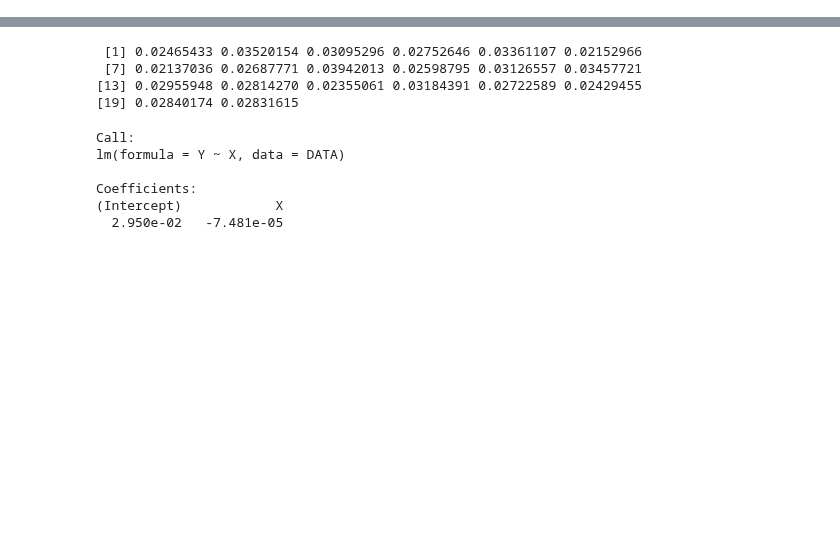
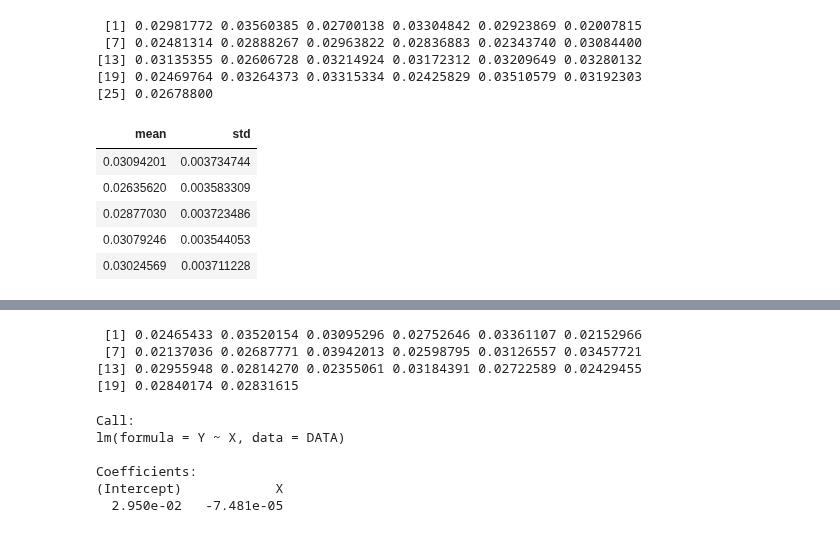
Before and after one commit to BFSteam/memory, a Jupyter notebook: jup/R/R_fit_clustering.ipynb, the cells around one changed output, grey strips where cells are left out. Drawn from its saved outputs; the diff is of its cells as text; code cells hidden in the pictures; blank space fills up the shorter version.

Commit message:
clustering, diameter

```diff
--- a/jup/R/R_fit_clustering.ipynb
+++ b/jup/R/R_fit_clustering.ipynb
@@ -33,0 +6,46 @@ c20<- read.csv(file="../../log/clustering2018_08_03_18_44_56.csv", skip=12, head
+# %%
+out <- matrix(ncol=2, nrow=5)
+
+vector_var <- double(0)
+vector_mean <- double(0)
+list_dir = list.dirs(path = "../../log/clustering_diameter", full.names = TRUE, recursive = FALSE)
+
+for (dir in list_dir){
+    list_files = (list.files(path = dir, pattern = NULL, all.files = FALSE,
+           full.names = TRUE, recursive = FALSE,
+           ignore.case = FALSE, include.dirs = FALSE, no.. = FALSE)
+    )
+    for (file in list_files){
+        if (grepl("clustering2018", file)){
+            c1 <- read.csv(file=file, skip=12, header=TRUE, sep=",")
+            #print(c)
+            vector_var <- c(vector_std, var(c1[,c(2)]))
+            vector_mean <- c(vector_mean, mean( c1[,c(2)] ) )
+        }
+    }
+}
+
+vector_mean
+
+for(i in 1:5){
+    out[i,1] <- mean( vector_mean[( (i-1)*5+1 ):( i*5 )] )
+    out[i,2] <- sqrt(sum( vector_var[( (i-1)*5+1 ):( i*5 )] )) / length(vector_var)
+}
+out <- data.frame(out)
+
+names(out)[names(out)=="X1"] <- "mean"
+names(out)[names(out)=="X2"] <- "std"
+
+out
+# %% [output]
+ [1] 0.02981772 0.03560385 0.02700138 0.03304842 0.02923869 0.02007815
+ [7] 0.02481314 0.02888267 0.02963822 0.02836883 0.02343740 0.03084400
+[13] 0.03135355 0.02606728 0.03214924 0.03172312 0.03209649 0.03280132
+[19] 0.02469764 0.03264373 0.03315334 0.02425829 0.03510579 0.03192303
+[25] 0.02678800
+| mean | std |
+| 0.03094201 | 0.003734744 |
+| 0.02635620 | 0.003583309 |
+| 0.02877030 | 0.003723486 |
+| 0.03079246 | 0.003544053 |
+| 0.03024569 | 0.003711228 |
```
Also changed, not shown: parts of 8 cells of this notebook, 4 other files.
